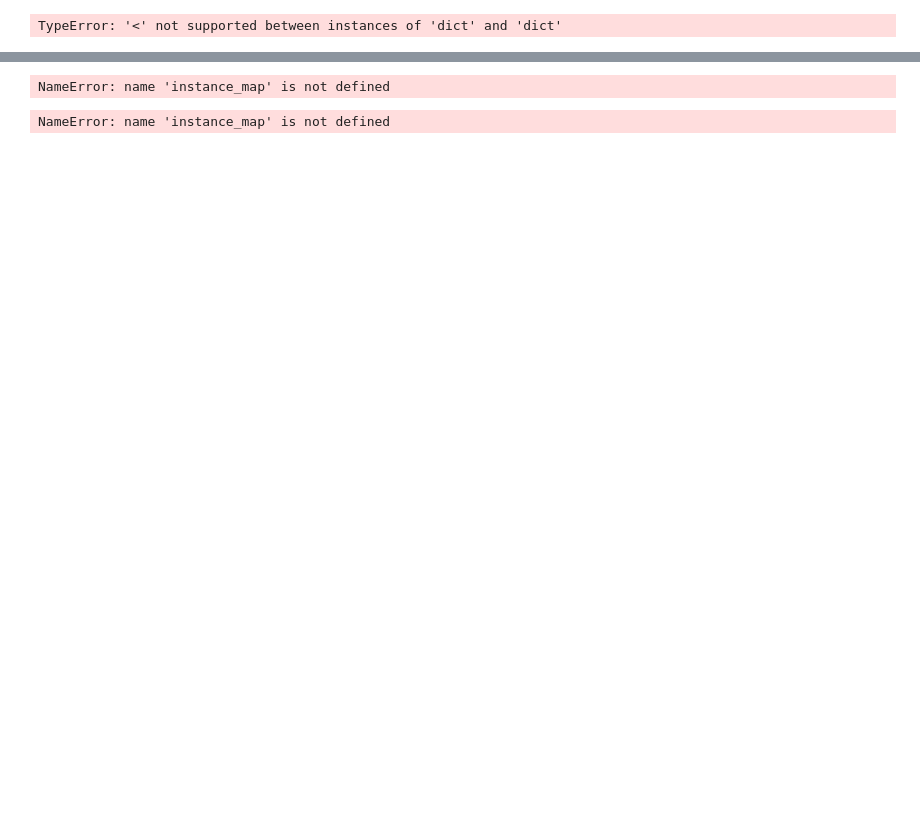
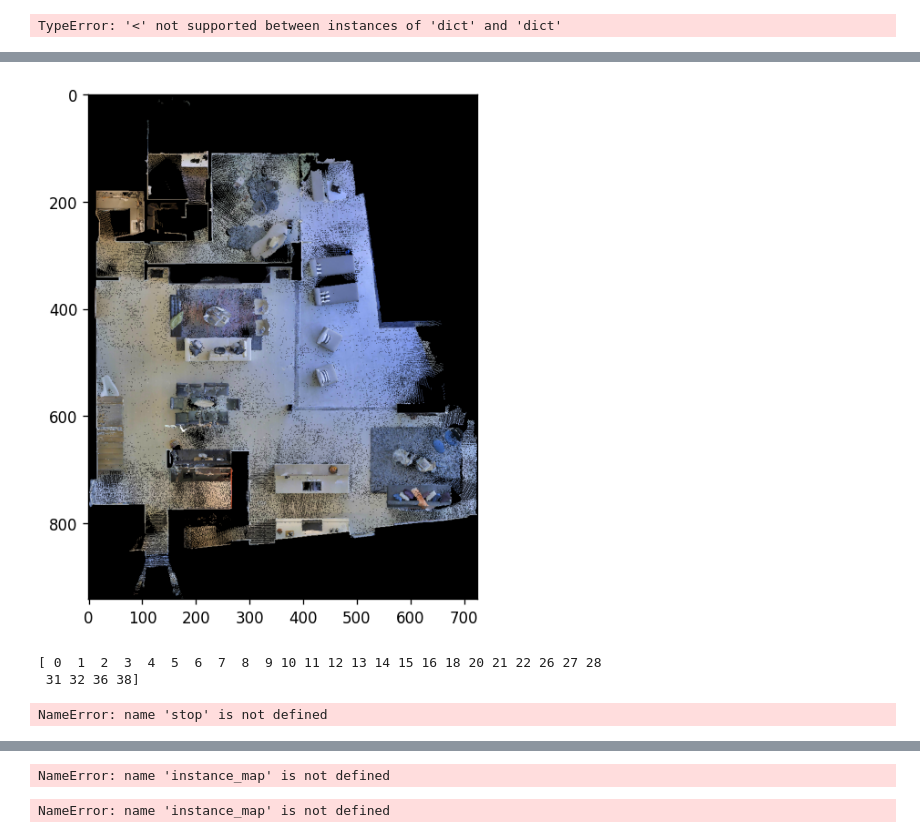
Before and after one commit to qlOoOlp/InstanceSeemMap, a Jupyter notebook: visualizer_customizedMap.ipynb, the cells around one changed output, grey strips where cells are left out. Saved outputs shown, nothing was run; the diff lists cells and outputs as text; code cells hidden in the pictures; blank space fills up the shorter version.

```diff
--- a/visualizer_customizedMap.ipynb
+++ b/visualizer_customizedMap.ipynb
@@ -853,0 +1091,8 @@ embeddings: 88
+# %%
+
+plt.figure(figsize=(8, 6), dpi=120)
+plt.imshow(color_top_down_pil)
+plt.savefig(os.path.join(map_save_dir, f"rgbtopdown_{version}.png"), bbox_inches='tight', pad_inches=0.1)
+plt.show()
+# %% [output]
+[figure, added]
@@ -853,0 +1123,5 @@ embeddings: 88
+# %%
+print(np.unique(ggrid_map))
+# %% [output]
+[ 0  1  2  3  4  5  6  7  8  9 10 11 12 13 14 15 16 18 20 21 22 26 27 28
+ 31 32 36 38]
@@ -854,3 +1133,7 @@ embeddings: 88
+# %%
+stop
+# %% [output]
+NameError: name 'stop' is not defined
 # %%
 # # 108 395
 # print(embeddings[1]["avg_height"])
```
Also changed, not shown: parts of 22 cells of this notebook, 50 other files.
